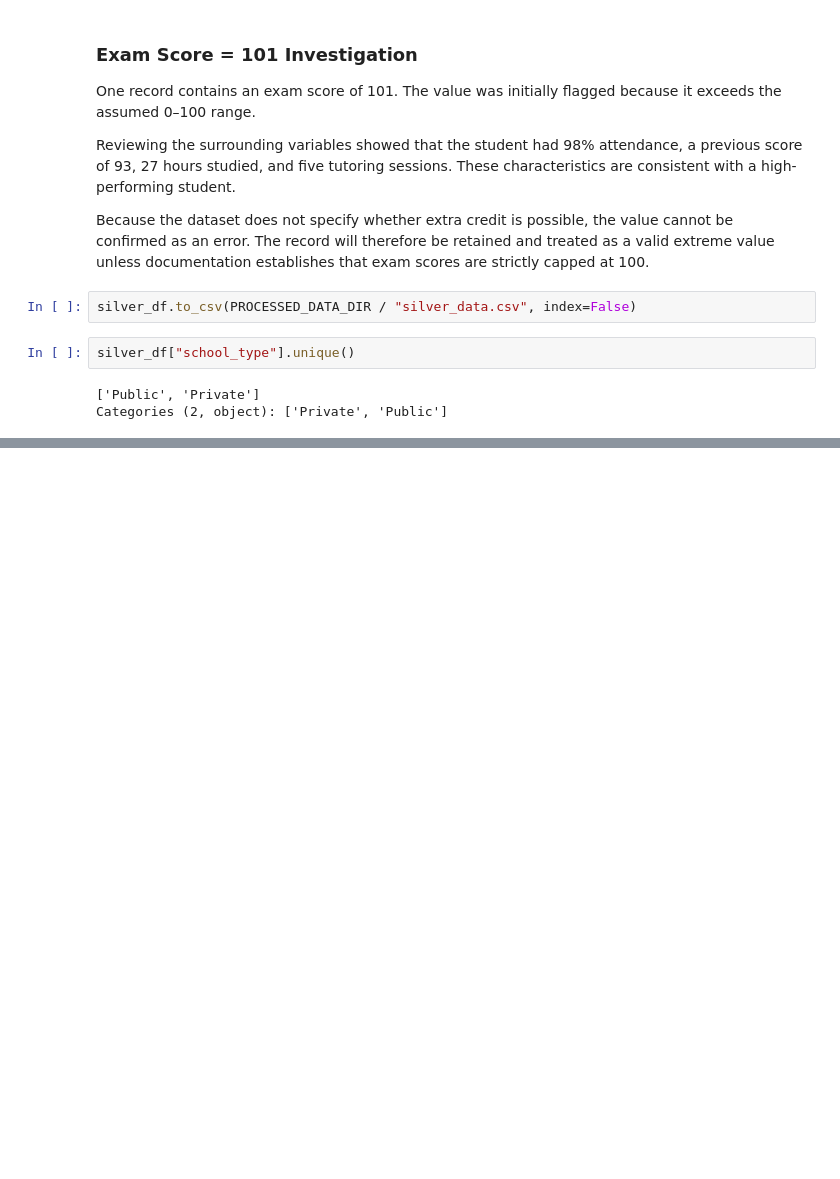
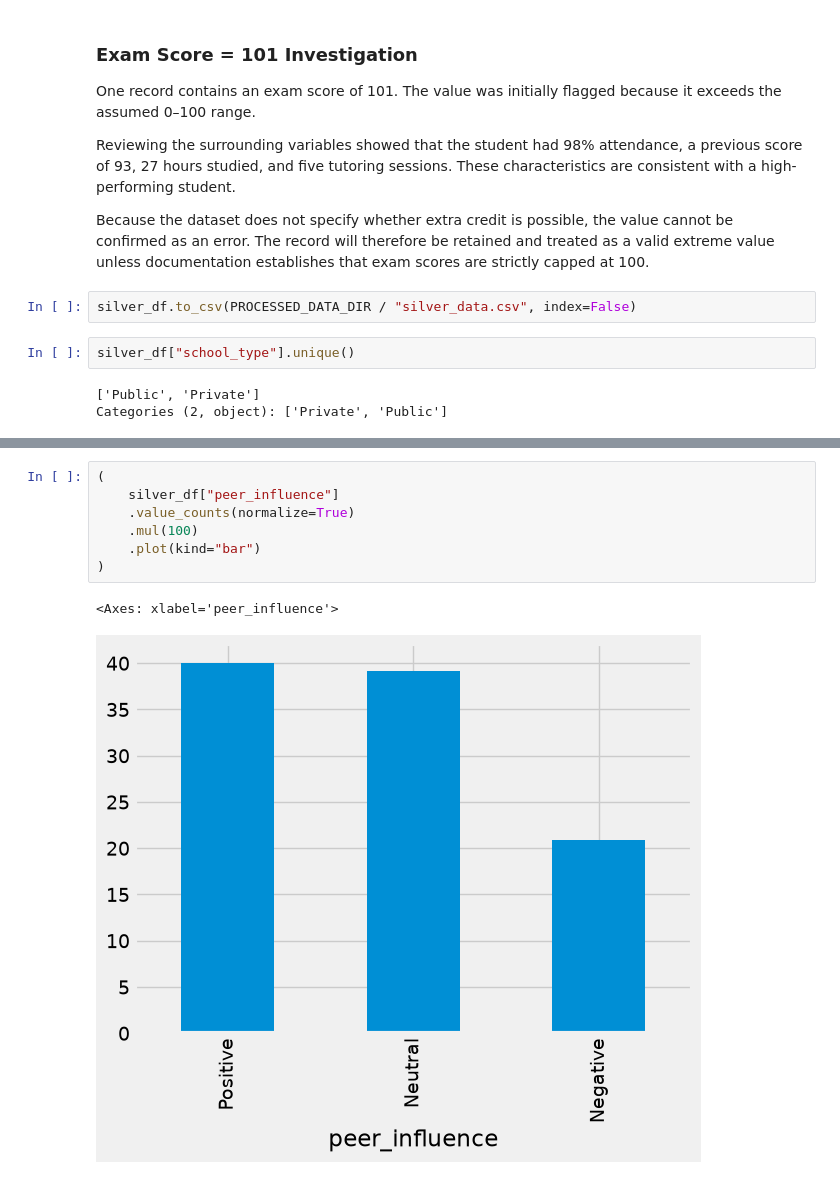
Before and after one commit to Sebastian-Saverino/school-analytics-report-practice, a Jupyter notebook: notebooks/data_explore.ipynb, the cells around one changed output, grey strips where cells are left out. Saved outputs shown, nothing was run; the diff lists cells and outputs as text; blank space fills up the shorter version.

```diff
--- a/notebooks/data_explore.ipynb
+++ b/notebooks/data_explore.ipynb
@@ -274,0 +286,10 @@ Categories (2, object): ['Private', 'Public']
+# %%
+(
+    silver_df["peer_influence"]
+    .value_counts(normalize=True)
+    .mul(100)
+    .plot(kind="bar")
+)
+# %% [output]
+<Axes: xlabel='peer_influence'>
+[figure, added]
```
Also changed, not shown: parts of 8 cells of this notebook, 1 other file.
